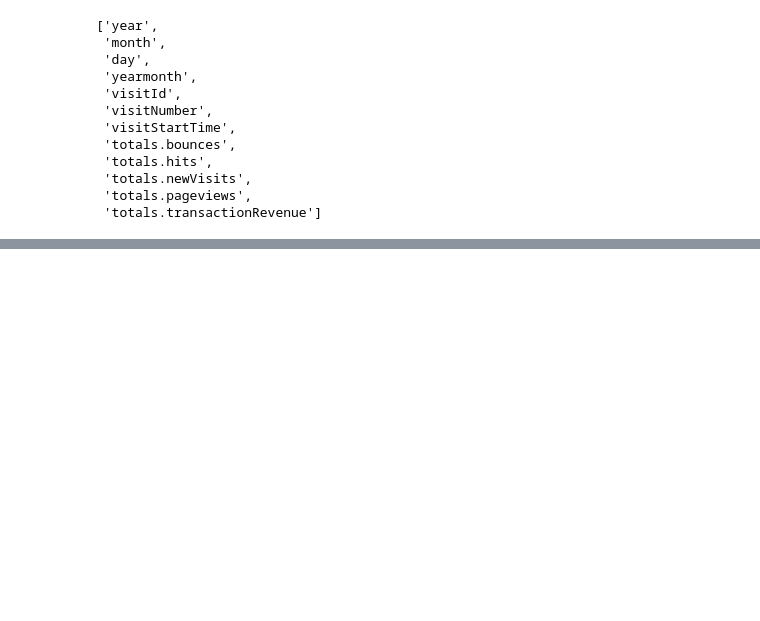
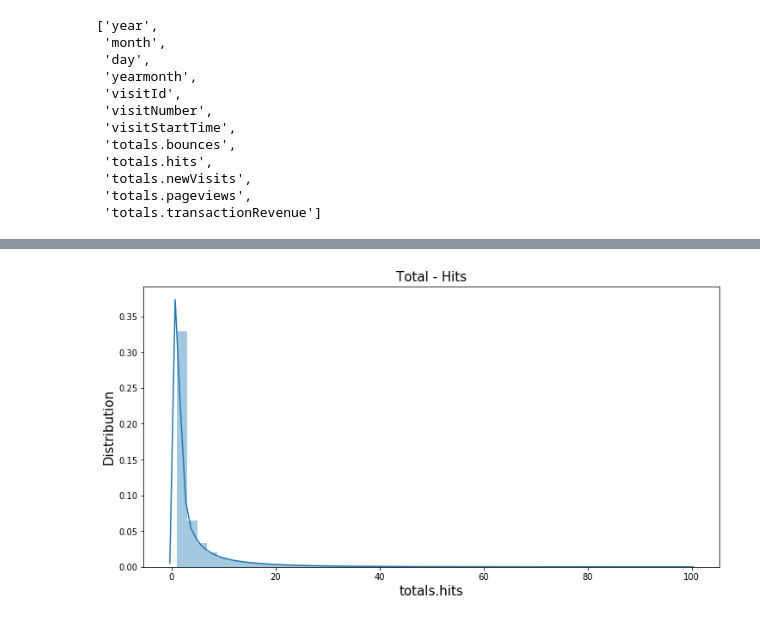
Before and after one commit to thunderbait/CM3203-C1615525, a Jupyter notebook: Code/3-exploratory-data-analysis.ipynb, the cells around one changed output, grey strips where cells are left out. Cells and saved outputs as stored; diff of their text form; code cells hidden in the pictures; blank space fills up the shorter version.

```diff
--- a/Code/3-exploratory-data-analysis.ipynb
+++ b/Code/3-exploratory-data-analysis.ipynb
@@ -328,0 +350,9 @@ train_df.select_dtypes(include=['float64', 'int32', 'int64']).columns.tolist()
+# %%
+plt.figure(figsize=[12, 6])
+sns.distplot(train_df['totals.hits'][train_df['totals.hits'] < 100])
+plt.xlabel('totals.hits', fontsize=15)
+plt.ylabel('Distribution', fontsize=15)
+plt.title('Total - Hits', fontsize=15)
+plt.show()
+# %% [output]
+[figure, added]
```
Also changed, not shown: parts of 13 cells of this notebook.
